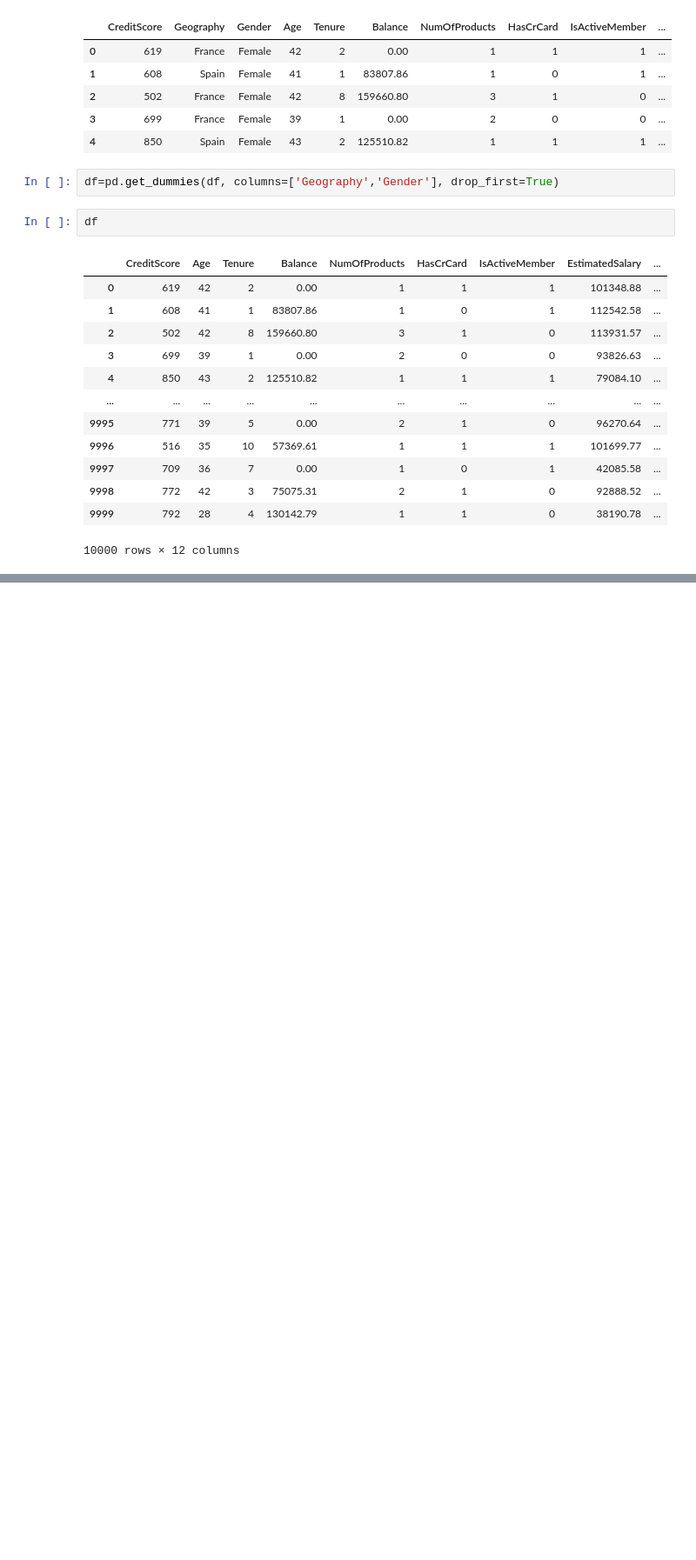
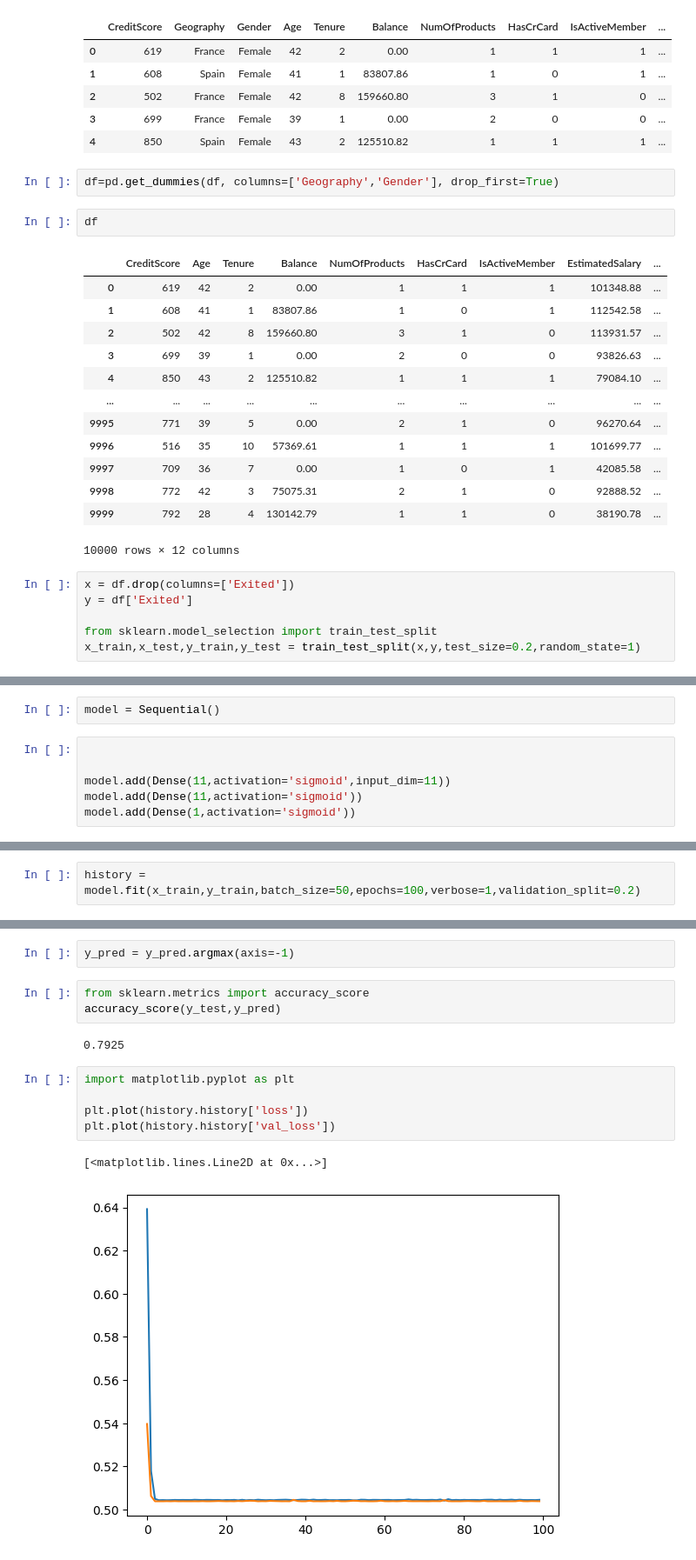
Before and after one commit to Ravravan/DL, a Jupyter notebook: Customer_Churn_Prediction.ipynb, the cells around one changed output, grey strips where cells are left out. Shown at 87% size. Drawn from its saved outputs; the diff is of its cells as text; blank space fills up the shorter version.

```diff
--- a/Customer_Churn_Prediction.ipynb
+++ b/Customer_Churn_Prediction.ipynb
@@ -82,3 +82,9 @@ df
 | 9998 | 772 | 42 | 3 | 75075.31 | 2 | 1 | 0 | 92888.52 | ... |
 | 9999 | 792 | 28 | 4 | 130142.79 | 1 | 1 | 0 | 38190.78 | ... |
 10000 rows × 12 columns
+# %%
+x = df.drop(columns=['Exited'])
+y = df['Exited']
+
+from sklearn.model_selection import train_test_split
+x_train,x_test,y_train,y_test = train_test_split(x,y,test_size=0.2,random_state=1)
@@ -84,0 +155,8 @@ df
+# %%
+model = Sequential()
+# %%
+
+
+model.add(Dense(11,activation='sigmoid',input_dim=11))
+model.add(Dense(11,activation='sigmoid'))
+model.add(Dense(1,activation='sigmoid'))
@@ -84,0 +203,2 @@ df
+# %%
+history = model.fit(x_train,y_train,batch_size=50,epochs=100,verbose=1,validation_split=0.2)
@@ -84,0 +237,15 @@ df
+# %%
+y_pred = y_pred.argmax(axis=-1)
+# %%
+from sklearn.metrics import accuracy_score
+accuracy_score(y_test,y_pred)
+# %% [output]
+0.7925
+# %%
+import matplotlib.pyplot as plt
+
+plt.plot(history.history['loss'])
+plt.plot(history.history['val_loss'])
+# %% [output]
+[<matplotlib.lines.Line2D at 0x...>]
+[figure, added]
```
Also changed, not shown: parts of 13 cells of this notebook.
